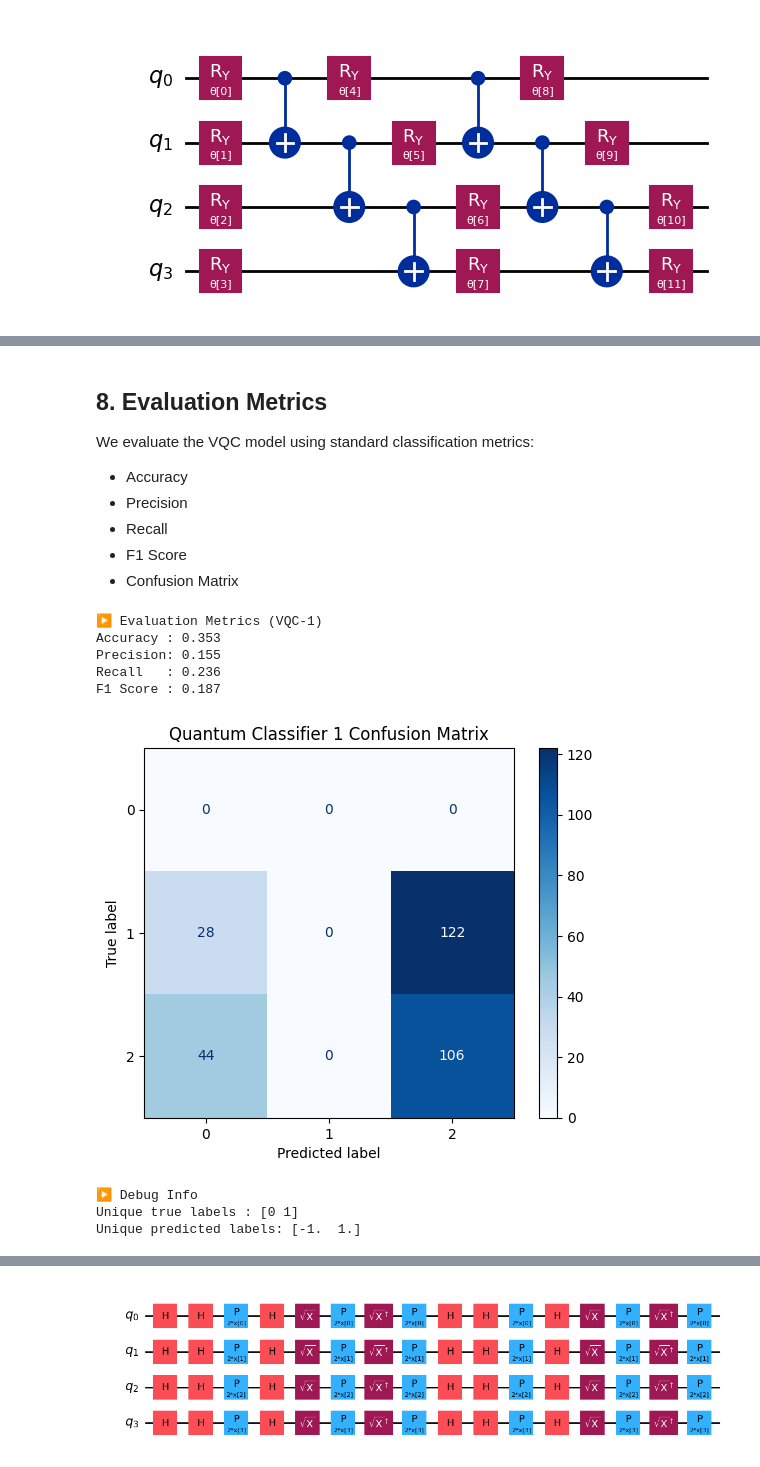
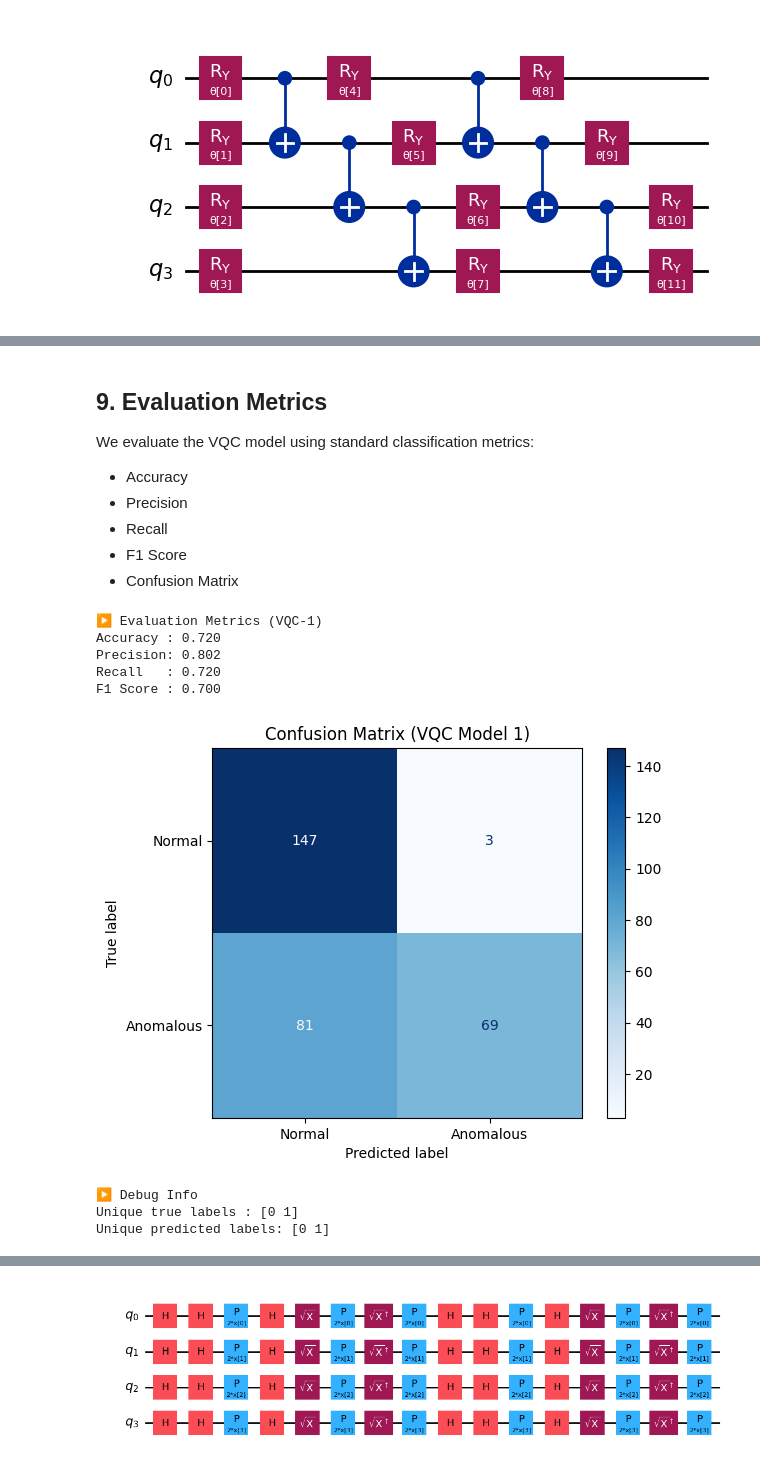
Before and after one commit to Mir-Ilham/SQA-2026-Quantum-Based-Network-Anomaly-Detection-VQC, a Jupyter notebook: Working_Copy_Quantum_Based_Anomaly_Detection_VQC 2026.ipynb, the cells around one changed output, grey strips where cells are left out. Drawn from its saved outputs; the diff is of its cells as text; code cells hidden in the pictures.

```diff
--- a/Working_Copy_Quantum_Based_Anomaly_Detection_VQC 2026.ipynb
+++ b/Working_Copy_Quantum_Based_Anomaly_Detection_VQC 2026.ipynb
@@ -180,17 +213,8 @@ qnn = EstimatorQNN(
     estimator=estimator
 )
 
-# =========================
-# Optimizer (WITHOUT CALLBACK)
-# =========================
-optimizer = SPSA(
-    maxiter=100,
-    # callback=spsa_callback
-)
+optimizer = SPSA(maxiter=100)
 
-# =========================
-# Classifier (CALLBACK HERE)
-# =========================
 classifier = NeuralNetworkClassifier(
     neural_network=qnn,
     optimizer=optimizer,
@@ -204,7 +228,8 @@ classifier = NeuralNetworkClassifier(
 print(">>> Starting training...")
 start = time.time()
 
-classifier.fit(X_train_scaled, y_train)
+y_train_modified = np.where(y_train == 0, -1, 1)
+classifier.fit(X_train_scaled, y_train_modified)
 
 end = time.time()
 print(">>> Training complete.")
@@ -244,6 +269,6 @@ Loss values recorded: 100
 # %% [markdown]
 
-## 8. Evaluation Metrics
+## 9. Evaluation Metrics
 
 We evaluate the VQC model using standard classification metrics:
 - Accuracy
@@ -267,53 +292,51 @@ import numpy as np
 # PREDICTION
 # =========================
 y_pred = classifier.predict(X_test_scaled)
-
 # Ensure numpy array
 y_pred = np.asarray(y_pred)
+y_pred = np.where(y_pred == -1, 0, 1)
 
 # =========================
 # METRICS (ROBUST)
 # =========================
-acc_1 = accuracy_score(y_test, y_pred) # Renamed to acc_1
+acc_1 = accuracy_score(y_test, y_pred)
 
 # Use macro average to handle binary OR multiclass safely
-prec_1 = precision_score(y_test, y_pred, average="macro", zero_division=0) # Renamed to prec_1
-rec_1  = recall_score(y_test, y_pred, average="macro", zero_division=0) # Renamed to rec_1
-f1_1   = f1_score(y_test, y_pred, average="macro", zero_division=0) # Renamed to f1_1
+prec_1 = precision_score(y_test, y_pred, average="macro", zero_division=0)
+rec_1  = recall_score(y_test, y_pred, average="macro", zero_division=0)
+f1_1   = f1_score(y_test, y_pred, average="macro", zero_division=0)
 
 print("\n▶ Evaluation Metrics (VQC-1)")
 print(f"Accuracy : {acc_1:.3f}")
 print(f"Precision: {prec_1:.3f}")
 print(f"Recall   : {rec_1:.3f}")
 print(f"F1 Score : {f1_1:.3f}")
 
 # =========================
 # CONFUSION MATRIX
 # =========================
 cm = confusion_matrix(y_test, y_pred)
-
-disp = ConfusionMatrixDisplay(confusion_matrix=cm)
-disp.plot(cmap="Blues", values_format="d")
-
-plt.title("Quantum Classifier 1 Confusion Matrix")
-plt.grid(False)
+cm_2 = confusion_matrix(y_test, y_pred)
+disp_2 = ConfusionMatrixDisplay(confusion_matrix=cm_2, display_labels=["Normal", "Anomalous"]) # Renamed to disp_2
+disp_2.plot(cmap='Blues', values_format="d")
+plt.title("Confusion Matrix (VQC Model 1)")
 plt.show()
 
 # =========================
 # DEBUG (IMPORTANT)
 # =========================
 print("\n▶ Debug Info")
 print("Unique true labels :", np.unique(y_test))
 print("Unique predicted labels:", np.unique(y_pred))
 # %% [output]
 ▶ Evaluation Metrics (VQC-1)
-Accuracy : 0.353
-Precision: 0.155
-Recall   : 0.236
-F1 Score : 0.187
+Accuracy : 0.720
+Precision: 0.802
+Recall   : 0.720
+F1 Score : 0.700
-[figure, old version]
+[figure, new version]
 ▶ Debug Info
 Unique true labels : [0 1]
-Unique predicted labels: [-1.  1.]
+Unique predicted labels: [0 1]
 # %% [markdown]
 
```
Also changed, not shown: parts of 77 cells of this notebook.
